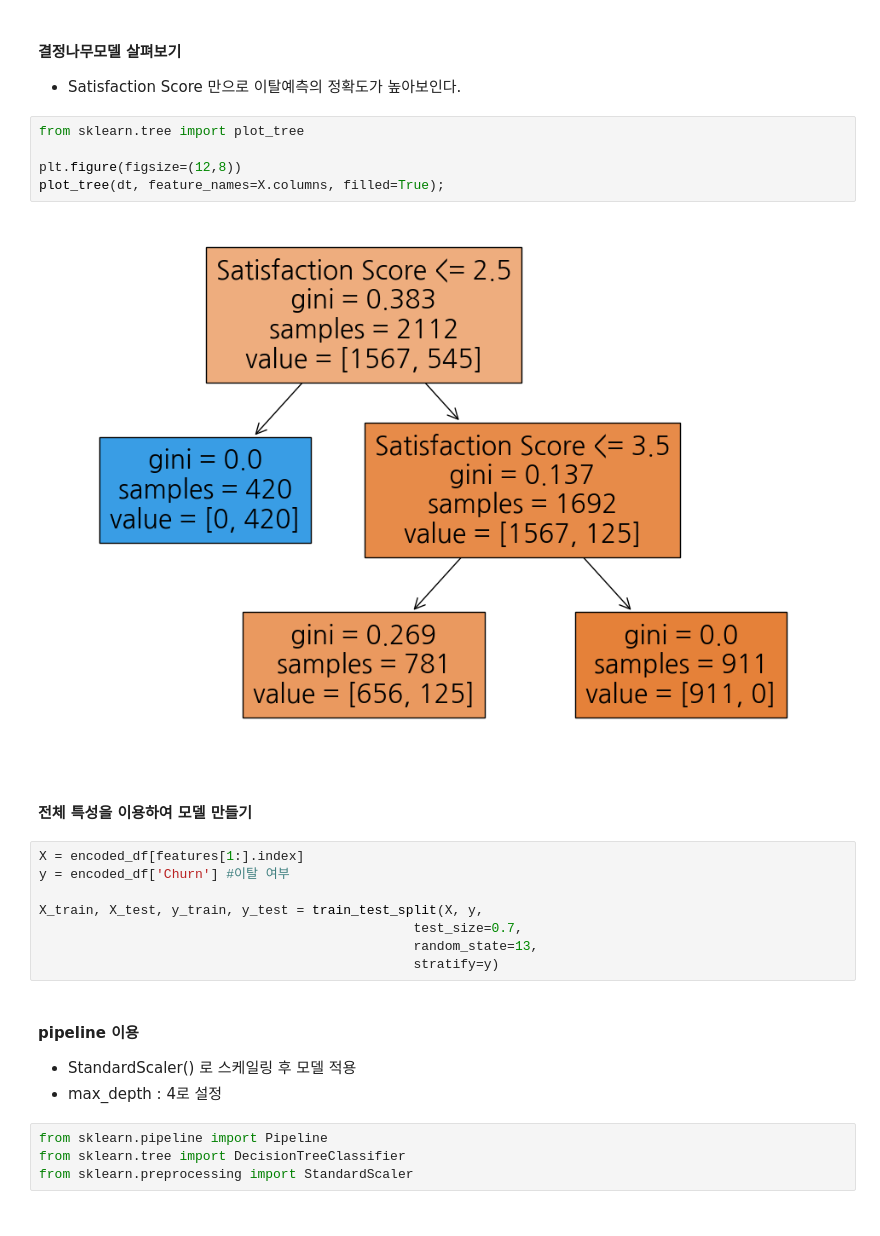
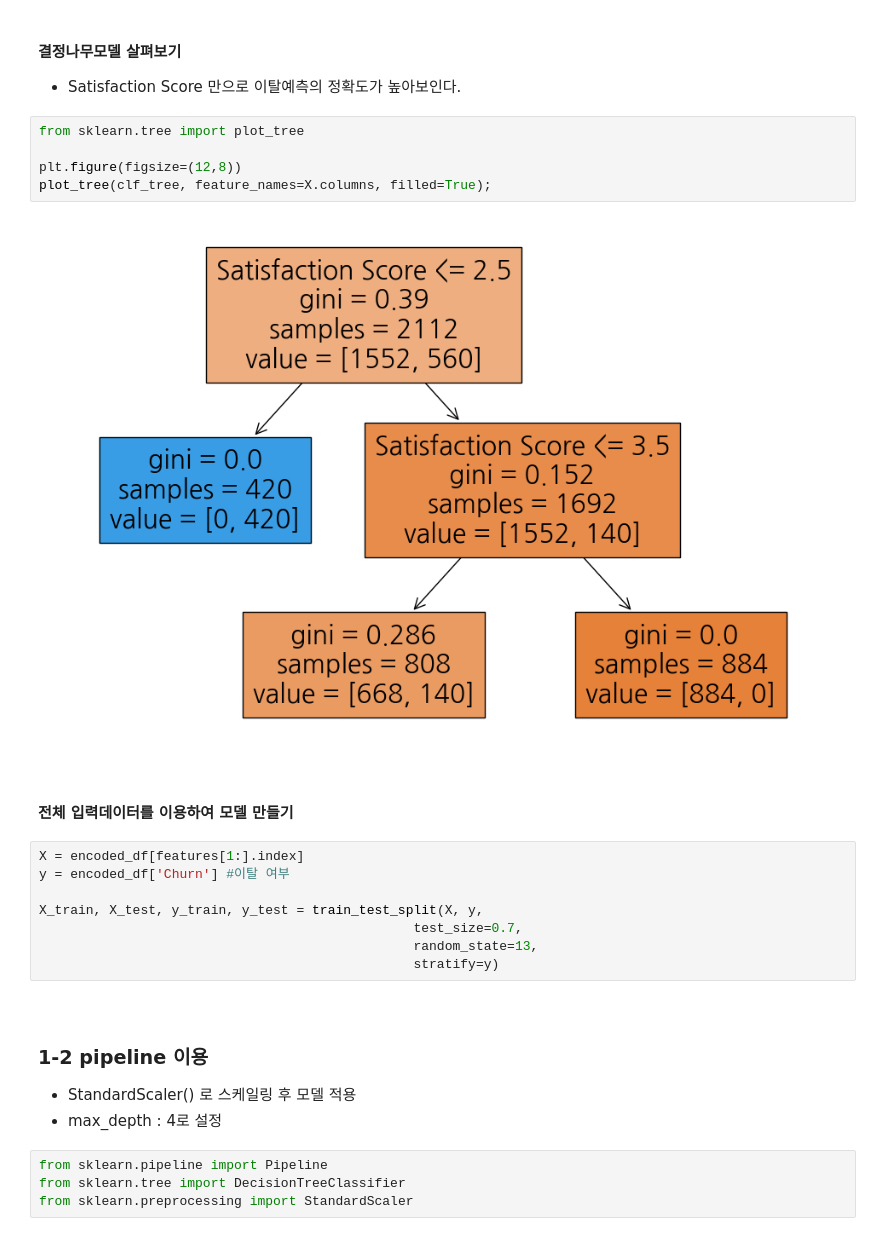
Before and after one commit to skywalker221-Minsoo/-DS-_ZeroBase_ML_Project, a Jupyter notebook: 장윤영/Telcom_Customer_Churn.ipynb, the cells around one changed output. Saved outputs shown, nothing was run; the diff lists cells and outputs as text.

Commit message:
Machine Learning : 입력데이터 수정, 주요 특성 비교, RandomForest 추가

```diff
--- a/장윤영/Telcom_Customer_Churn.ipynb
+++ b/장윤영/Telcom_Customer_Churn.ipynb
@@ -813,12 +820,12 @@ X does not have valid feature names, but DecisionTreeClassifier was fitted with
 # %%
 from sklearn.tree import plot_tree
 
 plt.figure(figsize=(12,8))
-plot_tree(dt, feature_names=X.columns, filled=True);
+plot_tree(clf_tree, feature_names=X.columns, filled=True);
 # %% [output]
-[figure, old version]
+[figure, new version]
 # %% [markdown]
-#### 전체 특성을 이용하여 모델 만들기
+#### 전체 입력데이터를 이용하여 모델 만들기
 # %%
 X = encoded_df[features[1:].index]
 y = encoded_df['Churn'] #이탈 여부
@@ -828,7 +835,9 @@ X_train, X_test, y_train, y_test = train_test_split(X, y,
                                                 random_state=13,
                                                 stratify=y)
 # %% [markdown]
-#### pipeline 이용
+<br>
+
+### 1-2 pipeline 이용
 -  StandardScaler() 로 스케일링 후 모델 적용
 - max_depth : 4로 설정
 # %%
```
Also changed, not shown: parts of 47 cells of this notebook.
